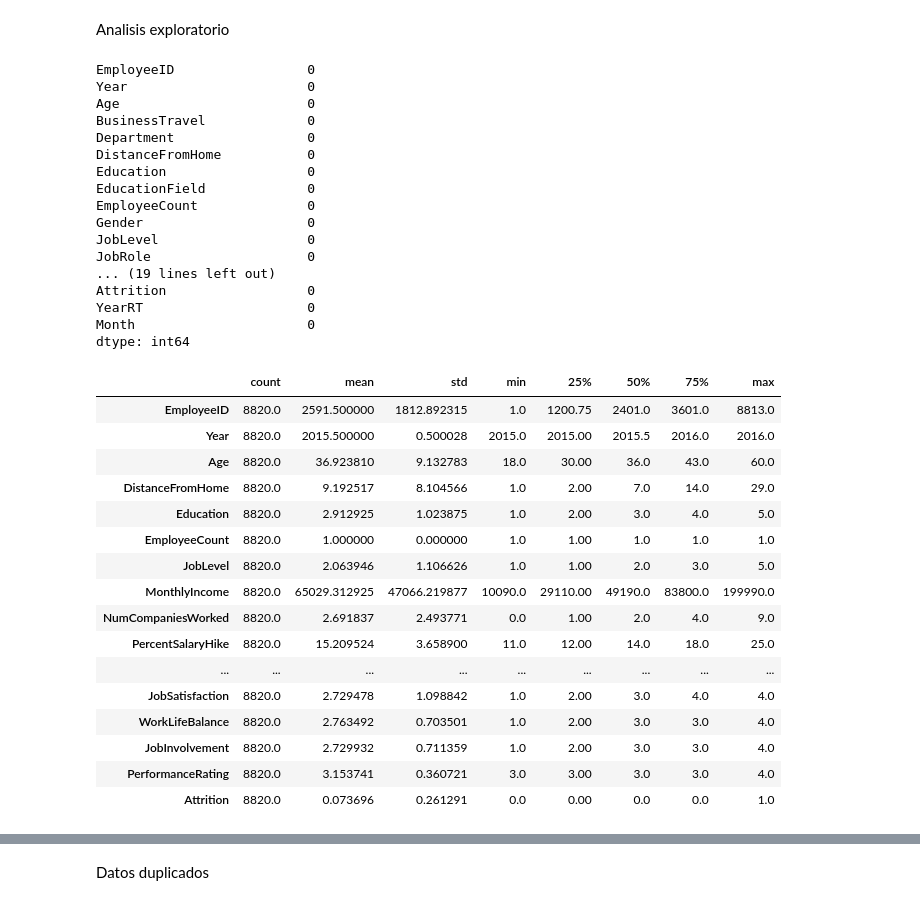
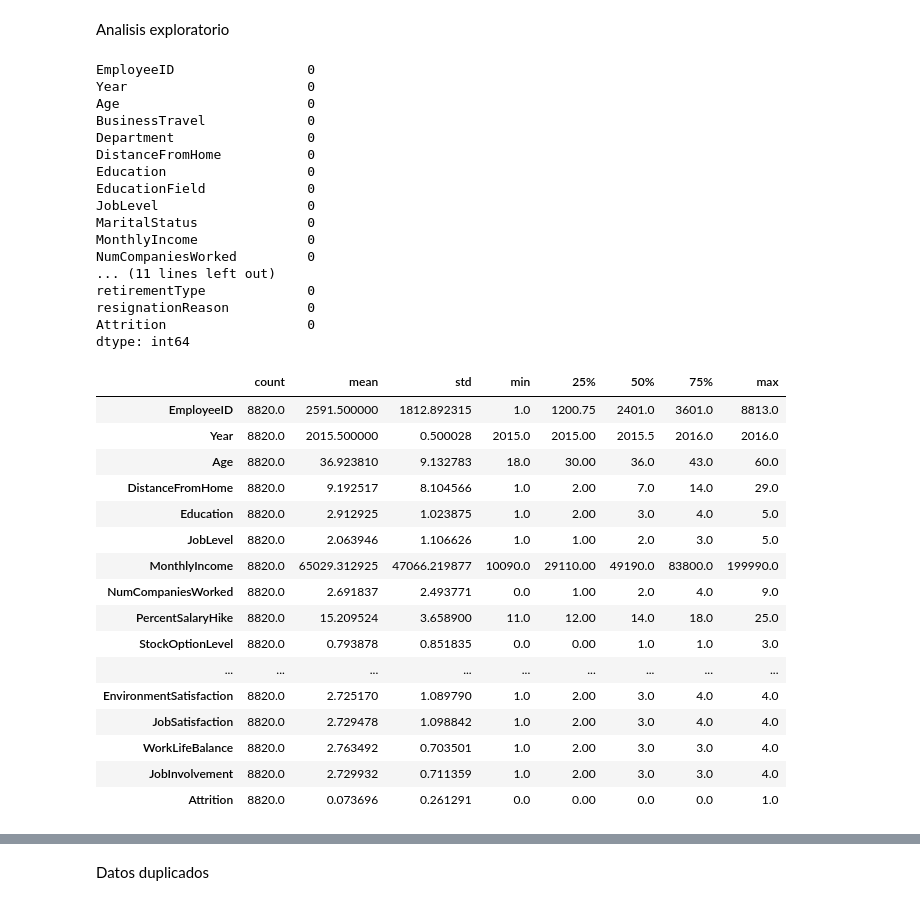
Before and after one commit to SantiRestrepoOlarte/ML_HumanResources, a Jupyter notebook: c_exploracion_de_datos.ipynb, the cells around one changed output, grey strips where cells are left out. Drawn from its saved outputs; the diff is of its cells as text; code cells hidden in the pictures.

```diff
--- a/c_exploracion_de_datos.ipynb
+++ b/c_exploracion_de_datos.ipynb
@@ -528,8 +8,10 @@ df_entire_data.to_csv('entire_data.csv', index=False)
+# %%
+df_employees = pd.read_csv('data//df_employees.csv')
 # %% [markdown]
 Analisis exploratorio
 # %%
 # Datos faltantes
-df_merged3.isnull().sum()
+df_employees.isnull().sum()
 # %% [output]
 EmployeeID                 0
 Year                       0
@@ -539,33 +21,33 @@ Department                 0
 DistanceFromHome           0
 Education                  0
 EducationField             0
-EmployeeCount              0
-Gender                     0
 JobLevel                   0
-JobRole                    0
-... (19 lines left out)
+MaritalStatus              0
+MonthlyIncome              0
+NumCompaniesWorked         0
+... (11 lines left out)
+retirementType             0
+resignationReason          0
 Attrition                  0
-YearRT                     0
-Month                      0
 dtype: int64
 # %%
 # Descripción variables númericas
-df_merged3._get_numeric_data().describe().T
+df_employees._get_numeric_data().describe().T
 # %% [output]
 |  | count | mean | std | min | 25% | 50% | 75% | max |
 | EmployeeID | 8820.0 | 2591.500000 | 1812.892315 | 1.0 | 1200.75 | 2401.0 | 3601.0 | 8813.0 |
 | Year | 8820.0 | 2015.500000 | 0.500028 | 2015.0 | 2015.00 | 2015.5 | 2016.0 | 2016.0 |
 | Age | 8820.0 | 36.923810 | 9.132783 | 18.0 | 30.00 | 36.0 | 43.0 | 60.0 |
 | DistanceFromHome | 8820.0 | 9.192517 | 8.104566 | 1.0 | 2.00 | 7.0 | 14.0 | 29.0 |
 | Education | 8820.0 | 2.912925 | 1.023875 | 1.0 | 2.00 | 3.0 | 4.0 | 5.0 |
-| EmployeeCount | 8820.0 | 1.000000 | 0.000000 | 1.0 | 1.00 | 1.0 | 1.0 | 1.0 |
 | JobLevel | 8820.0 | 2.063946 | 1.106626 | 1.0 | 1.00 | 2.0 | 3.0 | 5.0 |
 | MonthlyIncome | 8820.0 | 65029.312925 | 47066.219877 | 10090.0 | 29110.00 | 49190.0 | 83800.0 | 199990.0 |
 | NumCompaniesWorked | 8820.0 | 2.691837 | 2.493771 | 0.0 | 1.00 | 2.0 | 4.0 | 9.0 |
 | PercentSalaryHike | 8820.0 | 15.209524 | 3.658900 | 11.0 | 12.00 | 14.0 | 18.0 | 25.0 |
+| StockOptionLevel | 8820.0 | 0.793878 | 0.851835 | 0.0 | 0.00 | 1.0 | 1.0 | 3.0 |
 | ... | ... | ... | ... | ... | ... | ... | ... | ... |
+| EnvironmentSatisfaction | 8820.0 | 2.725170 | 1.089790 | 1.0 | 2.00 | 3.0 | 4.0 | 4.0 |
 | JobSatisfaction | 8820.0 | 2.729478 | 1.098842 | 1.0 | 2.00 | 3.0 | 4.0 | 4.0 |
 | WorkLifeBalance | 8820.0 | 2.763492 | 0.703501 | 1.0 | 2.00 | 3.0 | 3.0 | 4.0 |
 | JobInvolvement | 8820.0 | 2.729932 | 0.711359 | 1.0 | 2.00 | 3.0 | 3.0 | 4.0 |
-| PerformanceRating | 8820.0 | 3.153741 | 0.360721 | 3.0 | 3.00 | 3.0 | 3.0 | 4.0 |
 | Attrition | 8820.0 | 0.073696 | 0.261291 | 0.0 | 0.00 | 0.0 | 0.0 | 1.0 |
```
Also changed, not shown: parts of 109 cells of this notebook, 1 other file.
